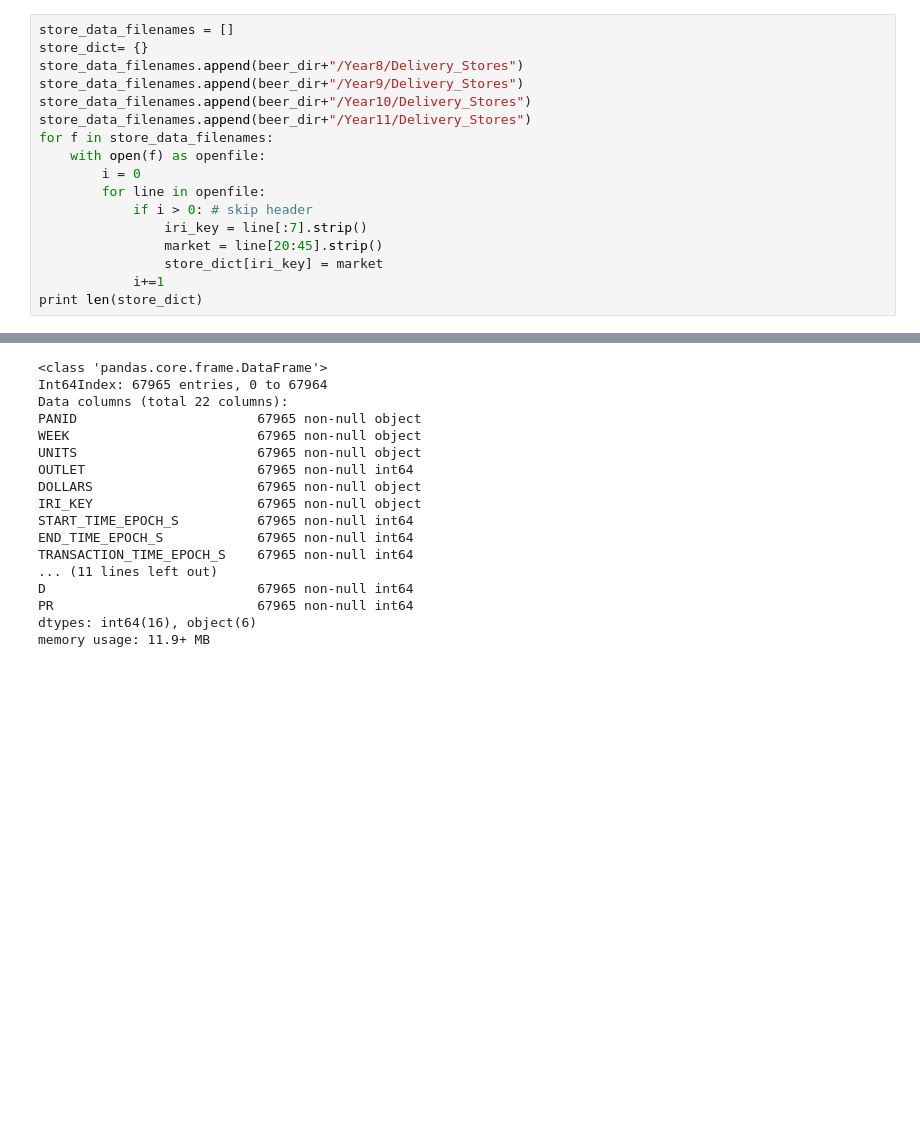
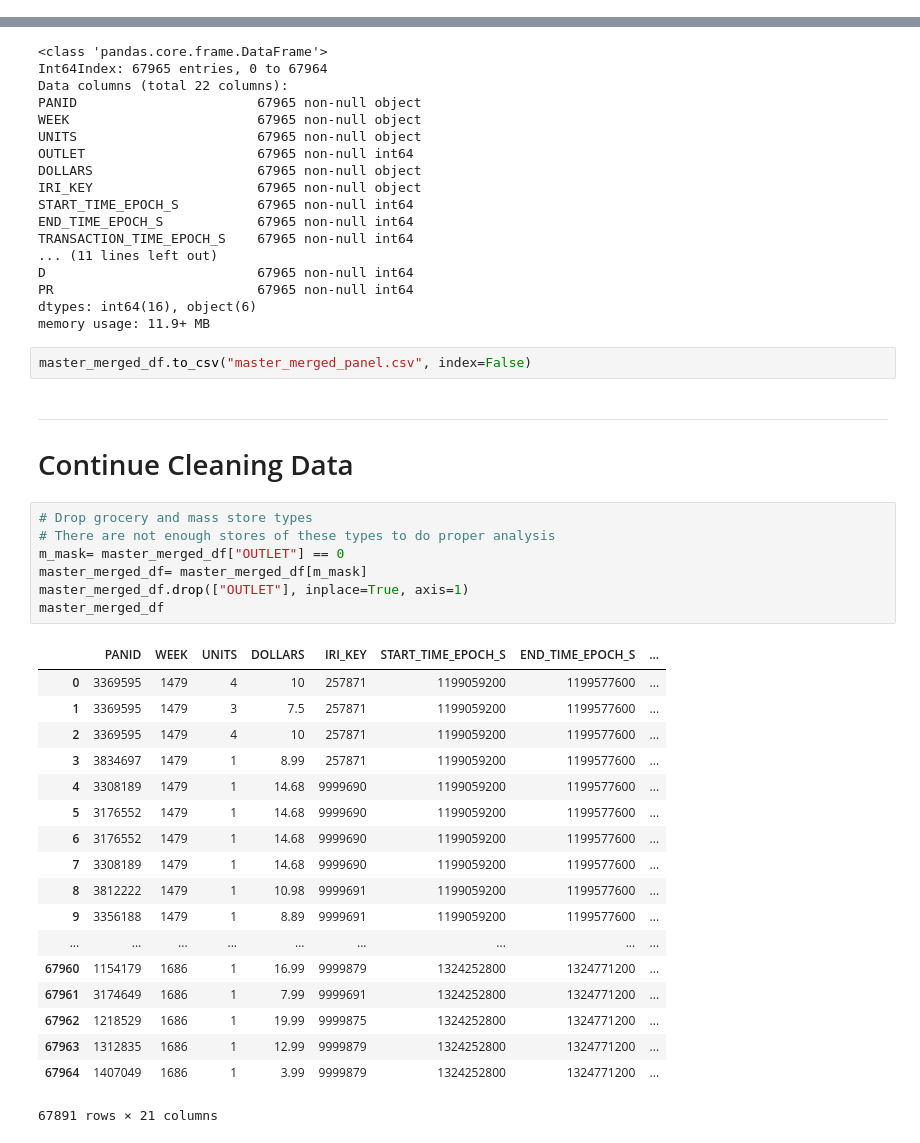
Before and after one commit to conwaywong/dse220_final, a Jupyter notebook: Final_MAS_DSE220_AJJCK.ipynb, the cells around one changed output, grey strips where cells are left out. Saved outputs shown, nothing was run; the diff lists cells and outputs as text; blank space fills up the shorter version.

```diff
--- a/Final_MAS_DSE220_AJJCK.ipynb
+++ b/Final_MAS_DSE220_AJJCK.ipynb
@@ -364,17 +307,0 @@ dtype: float64
-# %%
-store_data_filenames = []
-store_dict= {}
-store_data_filenames.append(beer_dir+"/Year8/Delivery_Stores")
-store_data_filenames.append(beer_dir+"/Year9/Delivery_Stores")
-store_data_filenames.append(beer_dir+"/Year10/Delivery_Stores")
-store_data_filenames.append(beer_dir+"/Year11/Delivery_Stores")
-for f in store_data_filenames:
-    with open(f) as openfile:
-        i = 0
-        for line in openfile:
-            if i > 0: # skip header
-                iri_key = line[:7].strip()
-                market = line[20:45].strip()
-                store_dict[iri_key] = market
-            i+=1
-print len(store_dict)
@@ -585,3 +509,34 @@ D                           67965 non-null int64
 PR                          67965 non-null int64
 dtypes: int64(16), object(6)
 memory usage: 11.9+ MB
+# %%
+master_merged_df.to_csv("master_merged_panel.csv", index=False)
+# %% [markdown]
+---
+# Continue Cleaning Data
+# %%
+# Drop grocery and mass store types
+# There are not enough stores of these types to do proper analysis
+m_mask= master_merged_df["OUTLET"] == 0
+master_merged_df= master_merged_df[m_mask]
+master_merged_df.drop(["OUTLET"], inplace=True, axis=1)
+master_merged_df
+# %% [output]
+|  | PANID | WEEK | UNITS | DOLLARS | IRI_KEY | START_TIME_EPOCH_S | END_TIME_EPOCH_S | ... |
+| 0 | 3369595 | 1479 | 4 | 10 | 257871 | 1199059200 | 1199577600 | ... |
+| 1 | 3369595 | 1479 | 3 | 7.5 | 257871 | 1199059200 | 1199577600 | ... |
+| 2 | 3369595 | 1479 | 4 | 10 | 257871 | 1199059200 | 1199577600 | ... |
+| 3 | 3834697 | 1479 | 1 | 8.99 | 257871 | 1199059200 | 1199577600 | ... |
+| 4 | 3308189 | 1479 | 1 | 14.68 | 9999690 | 1199059200 | 1199577600 | ... |
+| 5 | 3176552 | 1479 | 1 | 14.68 | 9999690 | 1199059200 | 1199577600 | ... |
+| 6 | 3176552 | 1479 | 1 | 14.68 | 9999690 | 1199059200 | 1199577600 | ... |
+| 7 | 3308189 | 1479 | 1 | 14.68 | 9999690 | 1199059200 | 1199577600 | ... |
+| 8 | 3812222 | 1479 | 1 | 10.98 | 9999691 | 1199059200 | 1199577600 | ... |
+| 9 | 3356188 | 1479 | 1 | 8.89 | 9999691 | 1199059200 | 1199577600 | ... |
+| ... | ... | ... | ... | ... | ... | ... | ... | ... |
+| 67960 | 1154179 | 1686 | 1 | 16.99 | 9999879 | 1324252800 | 1324771200 | ... |
+| 67961 | 3174649 | 1686 | 1 | 7.99 | 9999691 | 1324252800 | 1324771200 | ... |
+| 67962 | 1218529 | 1686 | 1 | 19.99 | 9999875 | 1324252800 | 1324771200 | ... |
+| 67963 | 1312835 | 1686 | 1 | 12.99 | 9999879 | 1324252800 | 1324771200 | ... |
+| 67964 | 1407049 | 1686 | 1 | 3.99 | 9999879 | 1324252800 | 1324771200 | ... |
+67891 rows × 21 columns
```
Also changed, not shown: parts of 23 cells of this notebook, 1 other file.
